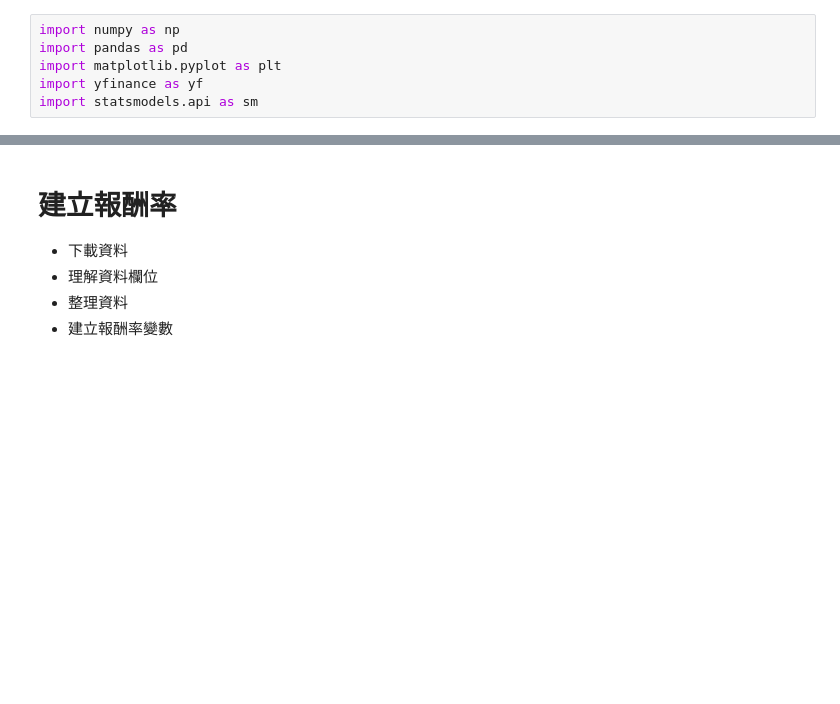
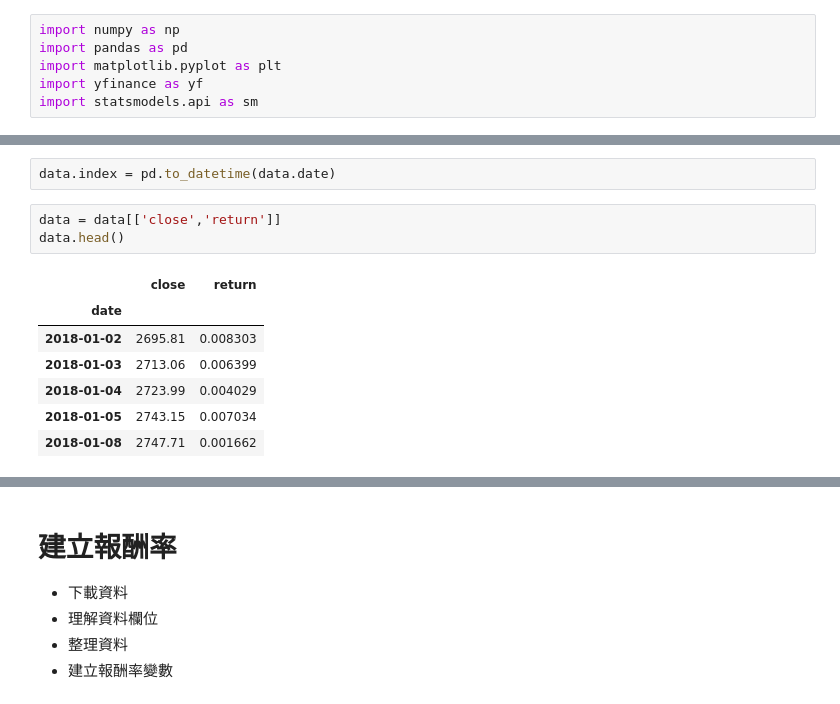
Before and after one commit to quetion/time_series_SCU, a Jupyter notebook: TS_Ch1_exercise.ipynb, the cells around one changed output, grey strips where cells are left out. Drawn from its saved outputs; the diff is of its cells as text; blank space fills up the shorter version.

```diff
--- a/TS_Ch1_exercise.ipynb
+++ b/TS_Ch1_exercise.ipynb
@@ -8,0 +36,13 @@ import statsmodels.api as sm
+# %%
+data.index = pd.to_datetime(data.date)
+# %%
+data = data[['close','return']]
+data.head()
+# %% [output]
+|  | close | return |
+| date |  |  |
+| 2018-01-02 | 2695.81 | 0.008303 |
+| 2018-01-03 | 2713.06 | 0.006399 |
+| 2018-01-04 | 2723.99 | 0.004029 |
+| 2018-01-05 | 2743.15 | 0.007034 |
+| 2018-01-08 | 2747.71 | 0.001662 |
```
Also changed, not shown: parts of 12 cells of this notebook.
